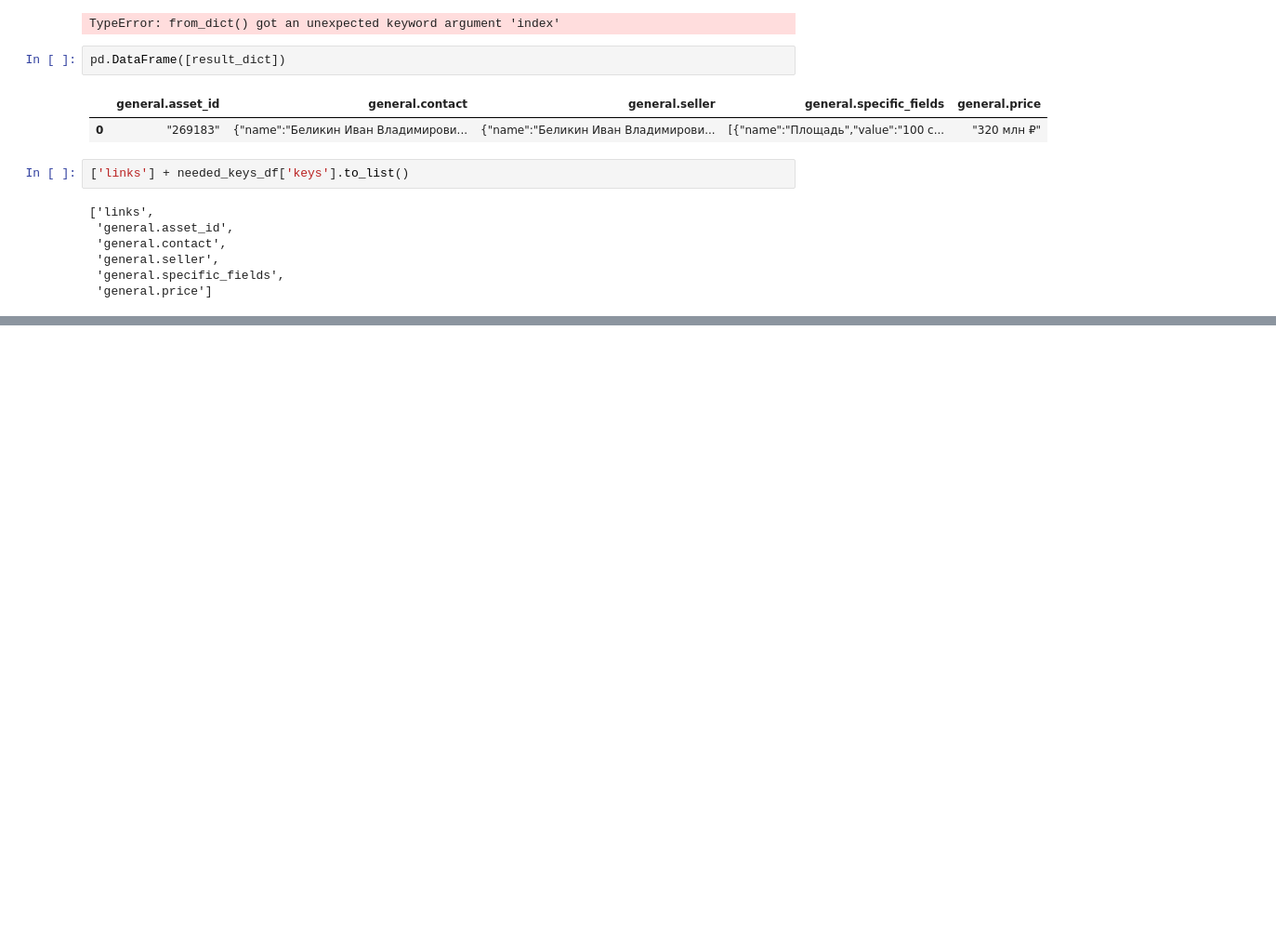
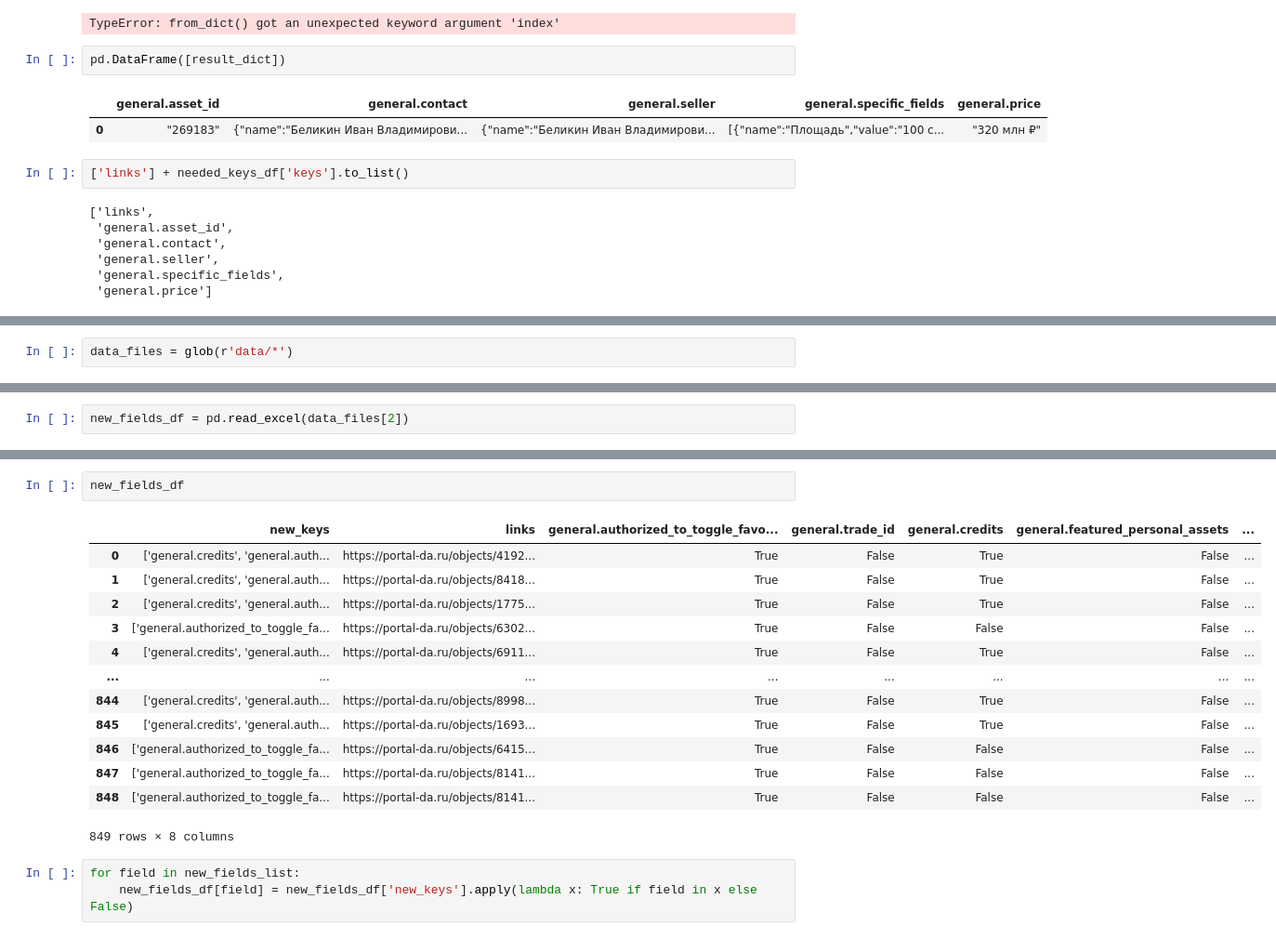
Before and after one commit to damnpav/liens_watching, a Jupyter notebook: portal_da_check.ipynb, the cells around one changed output, grey strips where cells are left out. Shown at 93% size. Cells and saved outputs as stored; diff of their text form; blank space fills up the shorter version.

```diff
--- a/portal_da_check.ipynb
+++ b/portal_da_check.ipynb
@@ -536,0 +546,2 @@ pd.DataFrame([result_dict])
+# %%
+data_files = glob(r'data/*')
@@ -536,0 +557,2 @@ pd.DataFrame([result_dict])
+# %%
+new_fields_df = pd.read_excel(data_files[2])
@@ -536,0 +577,19 @@ pd.DataFrame([result_dict])
+# %%
+new_fields_df
+# %% [output]
+|  | new_keys | links | general.authorized_to_toggle_favo... | general.trade_id | general.credits | general.featured_personal_assets | ... |
+| 0 | ['general.credits', 'general.auth... | https://portal-da.ru/objects/4192... | True | False | True | False | ... |
+| 1 | ['general.credits', 'general.auth... | https://portal-da.ru/objects/8418... | True | False | True | False | ... |
+| 2 | ['general.credits', 'general.auth... | https://portal-da.ru/objects/1775... | True | False | True | False | ... |
+| 3 | ['general.authorized_to_toggle_fa... | https://portal-da.ru/objects/6302... | True | False | False | False | ... |
+| 4 | ['general.credits', 'general.auth... | https://portal-da.ru/objects/6911... | True | False | True | False | ... |
+| ... | ... | ... | ... | ... | ... | ... | ... |
+| 844 | ['general.credits', 'general.auth... | https://portal-da.ru/objects/8998... | True | False | True | False | ... |
+| 845 | ['general.credits', 'general.auth... | https://portal-da.ru/objects/1693... | True | False | True | False | ... |
+| 846 | ['general.authorized_to_toggle_fa... | https://portal-da.ru/objects/6415... | True | False | False | False | ... |
+| 847 | ['general.authorized_to_toggle_fa... | https://portal-da.ru/objects/8141... | True | False | False | False | ... |
+| 848 | ['general.authorized_to_toggle_fa... | https://portal-da.ru/objects/8141... | True | False | False | False | ... |
+849 rows × 8 columns
+# %%
+for field in new_fields_list:
+    new_fields_df[field] = new_fields_df['new_keys'].apply(lambda x: True if field in x else False)
```
Also changed, not shown: parts of 15 cells of this notebook, 9 other files.
